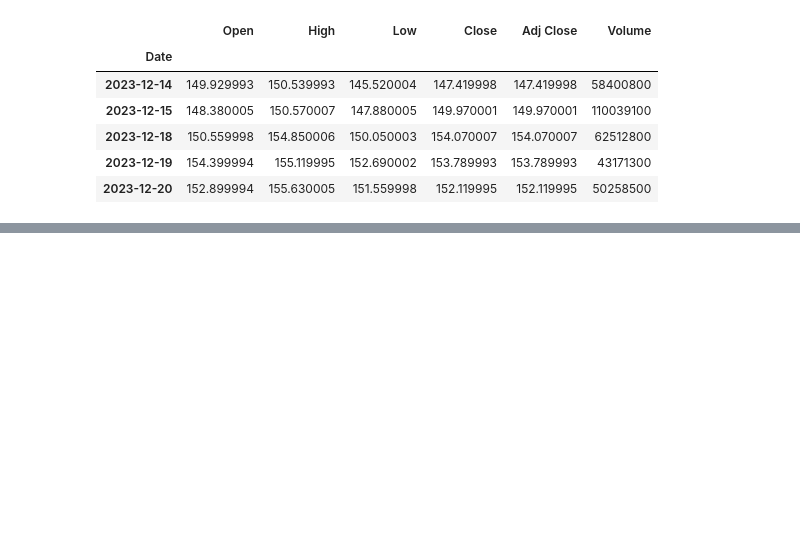
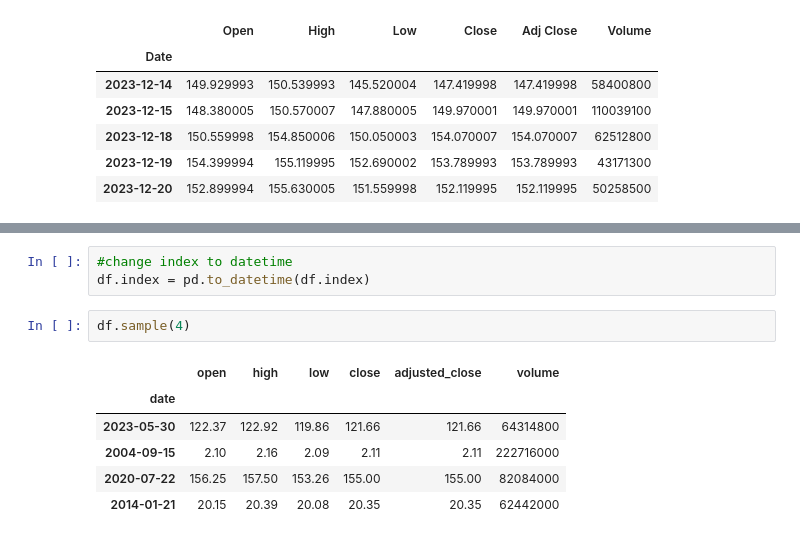
Before and after one commit to Chellyann-moreno/amazon_project, a Jupyter notebook: wrangling.ipynb, the cells around one changed output, grey strips where cells are left out. Drawn from its saved outputs; the diff is of its cells as text; blank space fills up the shorter version.

```diff
--- a/wrangling.ipynb
+++ b/wrangling.ipynb
@@ -86,0 +106,12 @@ df.tail()
+# %%
+#change index to datetime
+df.index = pd.to_datetime(df.index)
+# %%
+df.sample(4)
+# %% [output]
+|  | open | high | low | close | adjusted_close | volume |
+| date |  |  |  |  |  |  |
+| 2023-05-30 | 122.37 | 122.92 | 119.86 | 121.66 | 121.66 | 64314800 |
+| 2004-09-15 | 2.10 | 2.16 | 2.09 | 2.11 | 2.11 | 222716000 |
+| 2020-07-22 | 156.25 | 157.50 | 153.26 | 155.00 | 155.00 | 82084000 |
+| 2014-01-21 | 20.15 | 20.39 | 20.08 | 20.35 | 20.35 | 62442000 |
```
Also changed, not shown: parts of 12 cells of this notebook.
